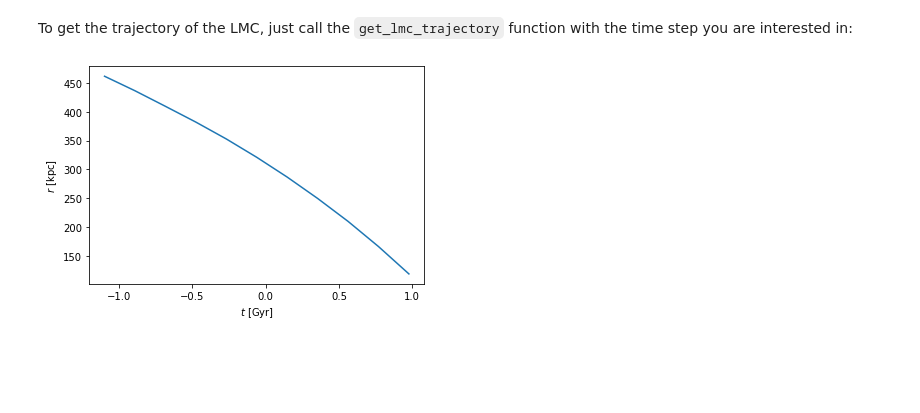
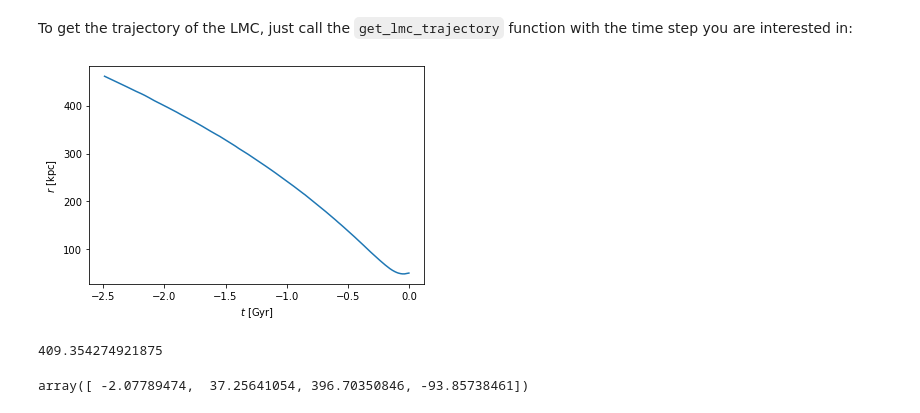
Before and after one commit to michael-petersen/sphexpansion, a Jupyter notebook: tutorial/fields_tutorial.ipynb, the cells around one changed output. Cells and saved outputs as stored; diff of their text form; code cells hidden in the pictures; blank space fills up the shorter version.

```diff
--- a/tutorial/fields_tutorial.ipynb
+++ b/tutorial/fields_tutorial.ipynb
@@ -319,10 +325,20 @@ plt.show()
 To get the trajectory of the LMC, just call the `get_lmc_trajectory` function
 with the time step you are interested in:
 # %%
-t, lmcx, lmcy, lmcz = Model.get_lmc_trajectory(0.1).T
+torb, lmcx, lmcy, lmcz = Model.get_lmc_trajectory(0.001).T
 r = (lmcx**2 + lmcy**2 + lmcz**2)**(0.5)
 # %%
-fig, ax = mwlmc_plot.plot_lmc_orbit(t, r)
+fig, ax = mwlmc_plot.plot_orbit_time(torb, r)
 plt.show()
 # %% [output]
-[figure, old version]
+[figure, new version]
+# %%
+torb, lmcx, lmcy, lmcz = Model.get_lmc_trajectory(0.1)[-1]
+r = (lmcx**2 + lmcy**2 + lmcz**2)**(0.5)
+print(r)
+# %% [output]
+409.354274921875
+# %%
+Model.get_lmc_trajectory(0.1)[-1]
+# %% [output]
+array([ -2.07789474,  37.25641054, 396.70350846, -93.85738461])
```
Also changed, not shown: parts of 12 cells of this notebook, 3 other files.
